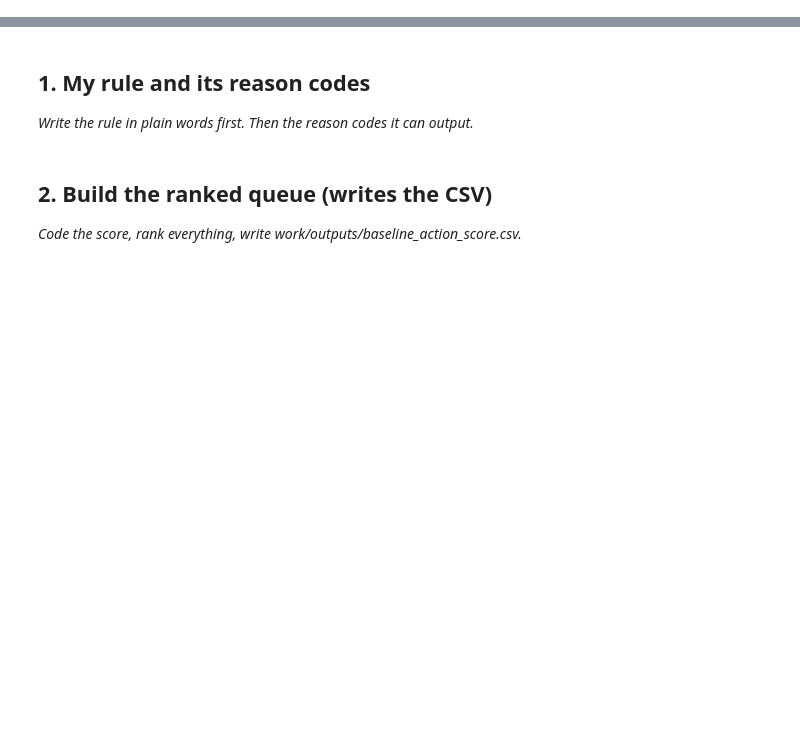
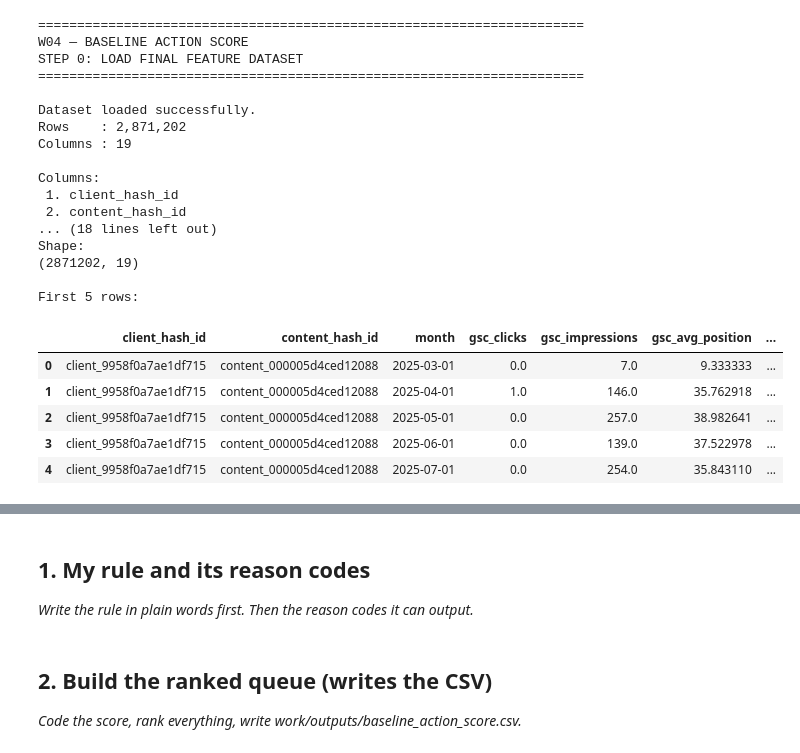
Before and after one commit to MuhammadOkasha004/flyrank-ml-internship-work, a Jupyter notebook: work/notebooks/w04_baseline_score.ipynb, the cells around one changed output, grey strips where cells are left out. Drawn from its saved outputs; the diff is of its cells as text; code cells hidden in the pictures; blank space fills up the shorter version.

```diff
--- a/work/notebooks/w04_baseline_score.ipynb
+++ b/work/notebooks/w04_baseline_score.ipynb
@@ -6,3 +8,70 @@
 This skeleton is yours to fill. Work the sections **in order** — each one has a one-line hint. Simple words, honest numbers.
 
 > Working with an AI assistant? Tell it to read `skills/README.md` first and load the one skill this assignment names on its card.
+# %%
+# ============================================================
+# ML-07 / W04 — BASELINE ACTION SCORE
+# STEP 0: LOAD FINAL FEATURE DATASET
+# ============================================================
+
+import pandas as pd
+import numpy as np
+
+print("=" * 70)
+print("W04 — BASELINE ACTION SCORE")
+print("STEP 0: LOAD FINAL FEATURE DATASET")
+print("=" * 70)
+
+# ------------------------------------------------------------
+# Load the 20-column processed Parquet dataset
+# ------------------------------------------------------------
+
+df_features = pd.read_parquet(
+    "/content/final_features_clean.parquet"
+)
+
+# Work on a copy
+df_baseline = df_features.copy()
+
+# ------------------------------------------------------------
+# Basic inspection
+# ------------------------------------------------------------
+
+print("\nDataset loaded successfully.")
+
+print(f"Rows    : {len(df_baseline):,}")
+print(f"Columns : {len(df_baseline.columns)}")
+
+print("\nColumns:")
+for i, col in enumerate(df_baseline.columns, start=1):
+    print(f"{i:2}. {col}")
+
+print("\nShape:")
+print(df_baseline.shape)
+
+print("\nFirst 5 rows:")
+display(df_baseline.head())
+# %% [output]
+======================================================================
+W04 — BASELINE ACTION SCORE
+STEP 0: LOAD FINAL FEATURE DATASET
+======================================================================
+
+Dataset loaded successfully.
+Rows    : 2,871,202
+Columns : 19
+
+Columns:
+ 1. client_hash_id
+ 2. content_hash_id
+... (18 lines left out)
+Shape:
+(2871202, 19)
+
+First 5 rows:
+|  | client_hash_id | content_hash_id | month | gsc_clicks | gsc_impressions | gsc_avg_position | ... |
+| 0 | client_9958f0a7ae1df715 | content_000005d4ced12088 | 2025-03-01 | 0.0 | 7.0 | 9.333333 | ... |
+| 1 | client_9958f0a7ae1df715 | content_000005d4ced12088 | 2025-04-01 | 1.0 | 146.0 | 35.762918 | ... |
+| 2 | client_9958f0a7ae1df715 | content_000005d4ced12088 | 2025-05-01 | 0.0 | 257.0 | 38.982641 | ... |
+| 3 | client_9958f0a7ae1df715 | content_000005d4ced12088 | 2025-06-01 | 0.0 | 139.0 | 37.522978 | ... |
+| 4 | client_9958f0a7ae1df715 | content_000005d4ced12088 | 2025-07-01 | 0.0 | 254.0 | 35.843110 | ... |
```
Also changed, not shown: parts of 4 cells of this notebook.
